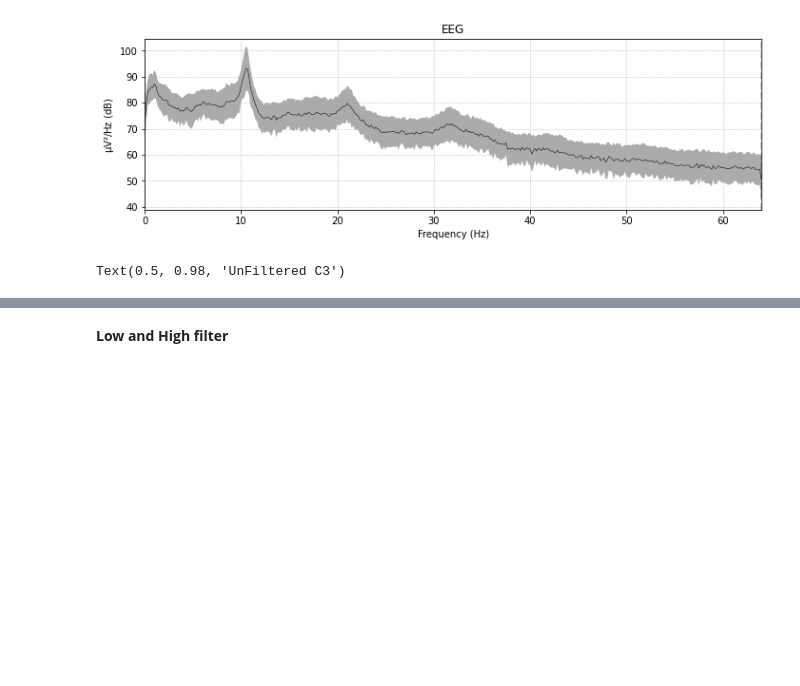
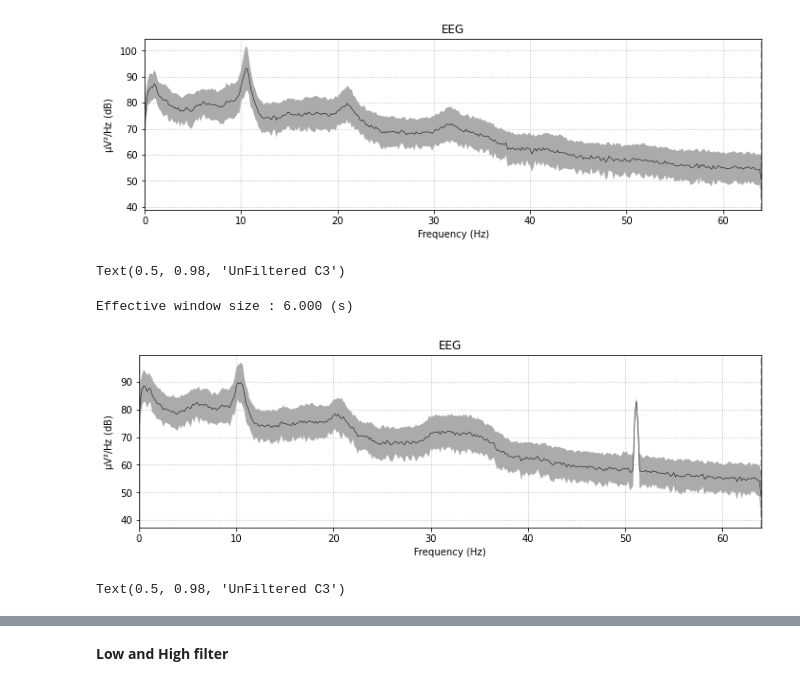
Before and after one commit to ThakdanaiSaelee/CE903_group_project, a Jupyter notebook: Program/data_prepatation.ipynb, the cells around one changed output, grey strips where cells are left out. Cells and saved outputs as stored; diff of their text form; code cells hidden in the pictures; blank space fills up the shorter version.

```diff
--- a/Program/data_prepatation.ipynb
+++ b/Program/data_prepatation.ipynb
@@ -6,7 +6,7 @@ import numpy as np
 import seaborn as sns
 import matplotlib.pyplot as plt
 # %%
-data = pd.read_csv('https://raw.githubusercontent.com/ThakdanaiSaelee/CE903_group_project/main/dataset/x_train.csv', header=None)
+data = pd.read_csv('x_train.csv', header=None)
 data.head()
 # %% [output]
 |  | 0 | 1 | 2 | 3 | 4 | 5 | 6 | 7 | 8 | 9 | 10 | ... |
@@ -182,3 +184,11 @@ fig.suptitle('UnFiltered C3', size='xx-large', weight='bold')
 Effective window size : 6.000 (s)
 [figure]
 Text(0.5, 0.98, 'UnFiltered C3')
+# %%
+fig = raw2.plot_psd(fmax=64, average=True) # Visualizing Power-Line Noise in channel C3
+fig.subplots_adjust(top=0.85)
+fig.suptitle('UnFiltered C3', size='xx-large', weight='bold')
+# %% [output]
+Effective window size : 6.000 (s)
+[figure, added]
+Text(0.5, 0.98, 'UnFiltered C3')
```
Also changed, not shown: parts of 11 cells of this notebook.
